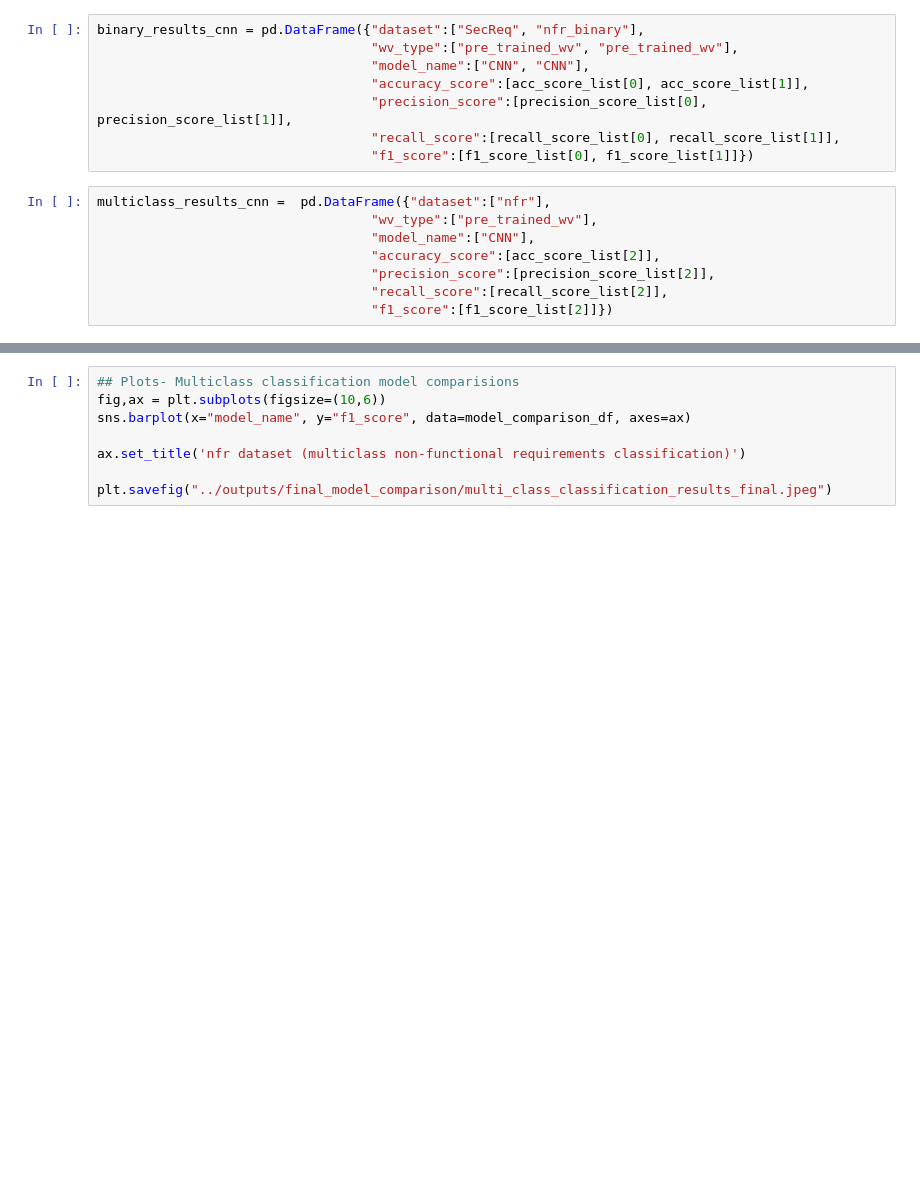
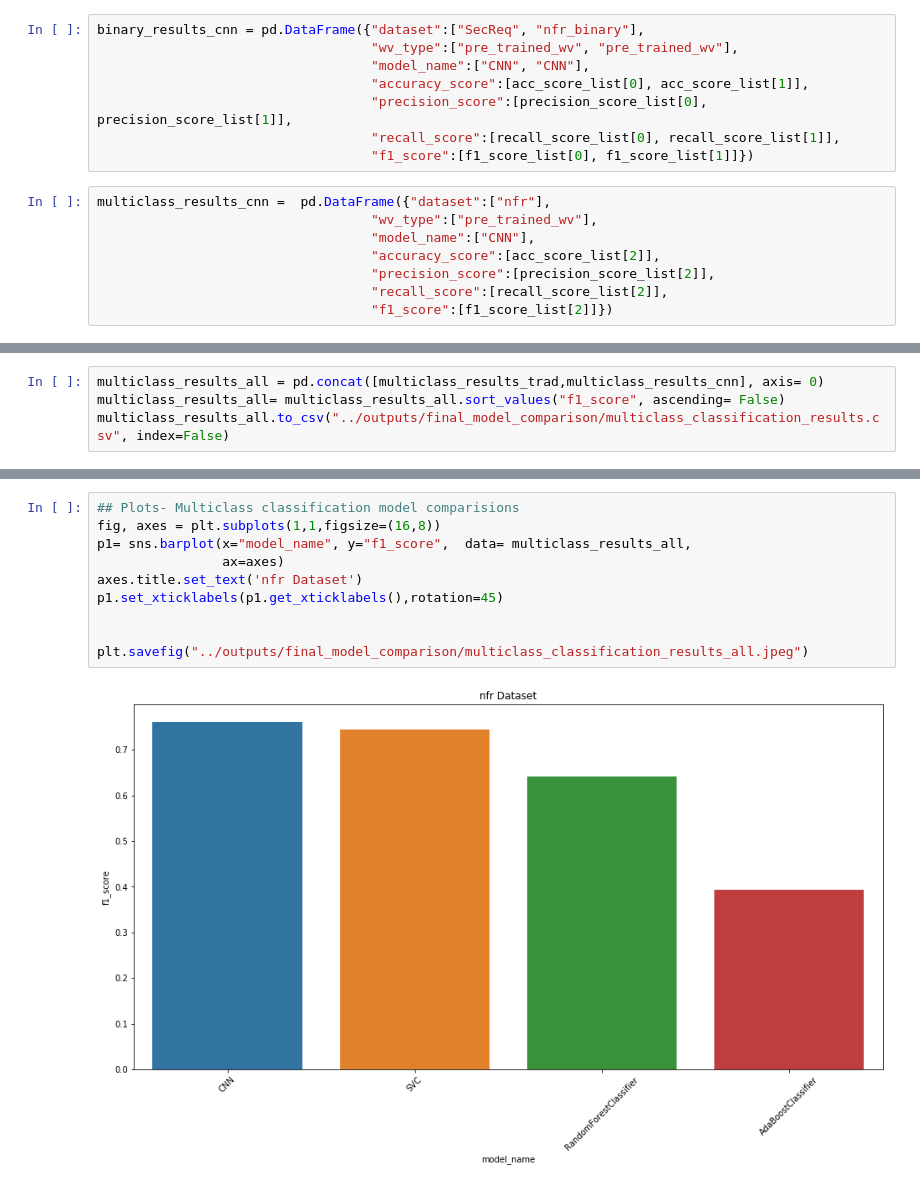
Before and after one commit to hfung4/Data-Projects, a Jupyter notebook: software_requirements_classification/notebooks/software_requirements_classification_part_3.ipynb, the cells around one changed output, grey strips where cells are left out. Saved outputs shown, nothing was run; the diff lists cells and outputs as text; blank space fills up the shorter version.

Commit message:
First release of completed software requirement project

```diff
--- a/software_requirements_classification/notebooks/software_requirements_classification_part_3.ipynb
+++ b/software_requirements_classification/notebooks/software_requirements_classification_part_3.ipynb
@@ -523,0 +716,4 @@ plt.savefig("../outputs/binary_classification_results.jpeg")
+# %%
+multiclass_results_all = pd.concat([multiclass_results_trad,multiclass_results_cnn], axis= 0)
+multiclass_results_all= multiclass_results_all.sort_values("f1_score", ascending= False)
+multiclass_results_all.to_csv("../outputs/final_model_comparison/multiclass_classification_results.csv", index=False)
@@ -524,8 +728,12 @@ plt.savefig("../outputs/binary_classification_results.jpeg")
 # %%
 ## Plots- Multiclass classification model comparisions
-fig,ax = plt.subplots(figsize=(10,6))
-sns.barplot(x="model_name", y="f1_score", data=model_comparison_df, axes=ax)
+fig, axes = plt.subplots(1,1,figsize=(16,8))
+p1= sns.barplot(x="model_name", y="f1_score",  data= multiclass_results_all,
+                ax=axes)
+axes.title.set_text('nfr Dataset')
+p1.set_xticklabels(p1.get_xticklabels(),rotation=45)
 
-ax.set_title('nfr dataset (multiclass non-functional requirements classification)')
 
-plt.savefig("../outputs/final_model_comparison/multi_class_classification_results_final.jpeg")
+plt.savefig("../outputs/final_model_comparison/multiclass_classification_results_all.jpeg")
+# %% [output]
+[figure, added]
```
Also changed, not shown: parts of 32 cells of this notebook, 8 other files.
